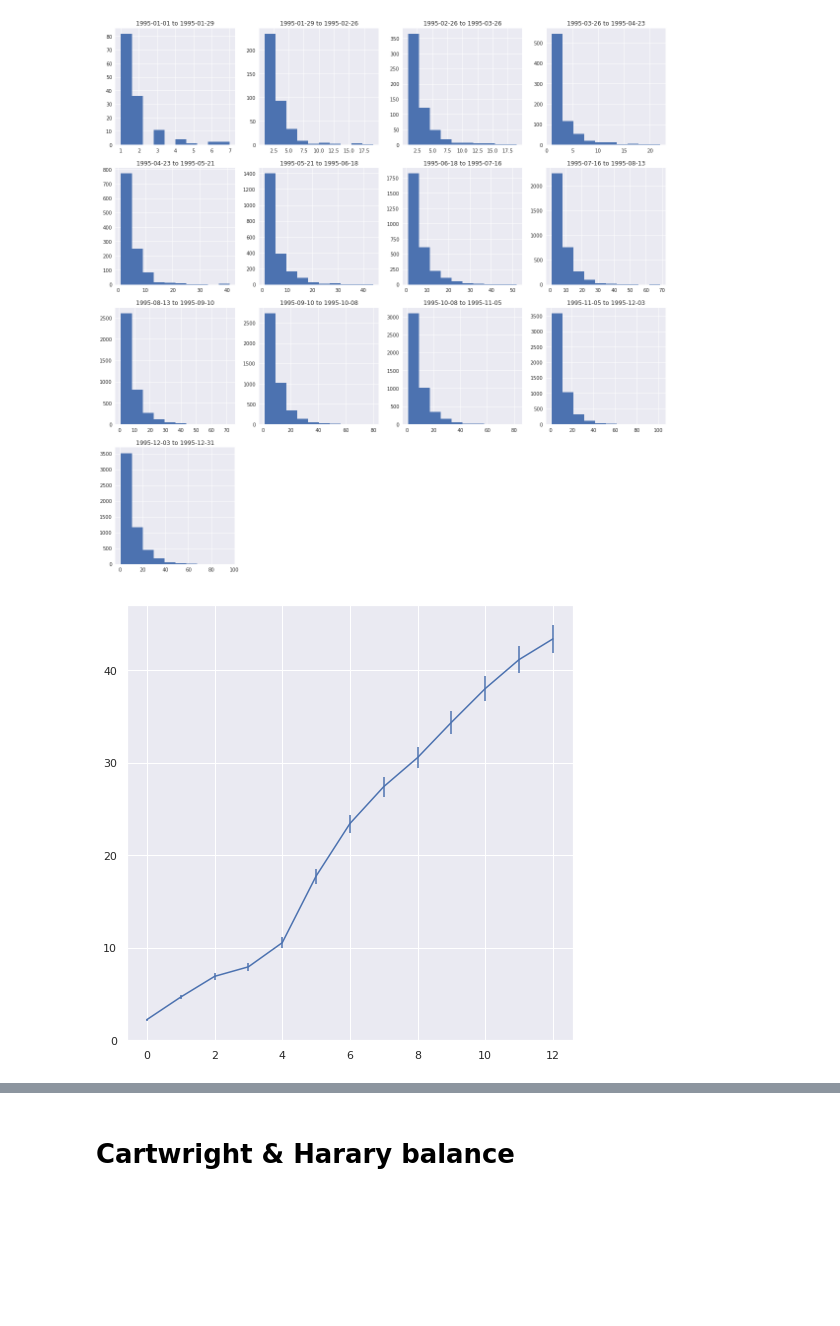
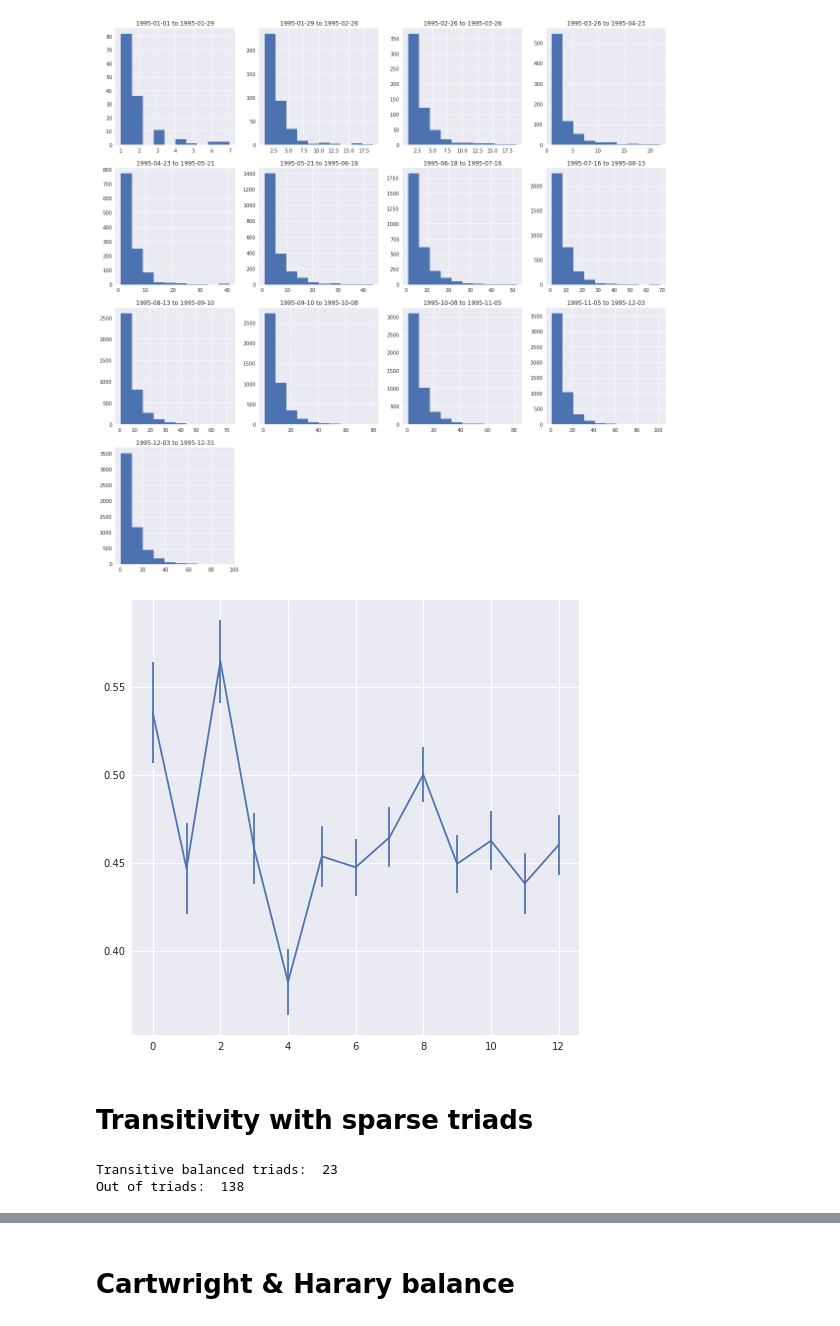
Before and after one commit to omid55/dynamic_sparse_balance_theory, a Jupyter notebook: notebooks/integrated_crisis_early_warning_system_dataverse_1995.ipynb, the cells around one changed output, grey strips where cells are left out. Saved outputs shown, nothing was run; the diff lists cells and outputs as text; code cells hidden in the pictures; blank space fills up the shorter version.

```diff
--- a/notebooks/integrated_crisis_early_warning_system_dataverse_1995.ipynb
+++ b/notebooks/integrated_crisis_early_warning_system_dataverse_1995.ipynb
@@ -298,15 +300,13 @@ transitions_balance = collections.defaultdict(list)
 # transitions_div_unbalance = collections.defaultdict(list)
 for edge_balance in edge_balances:
     for key, value in edge_balance.items():
-        transitions_balance[key].append(value['#balanced'])
+        transitions_balance[key].append(value['#balanced']/value['#cycle3'])
 #         transitions_div_unbalance[key].append(1 - value['#balanced'] / value['#cycle3'])
 
 
-# sns.set(rc={'figure.figsize':(10, 10)})
 balanced_cycle3_ratio = []
 for val in transitions_balance.values():
     if len(val) > 12:
-#         plt.plot(val)
         balanced_cycle3_ratio.append(val)
 
 sns.set(rc={'figure.figsize':(8, 8)})
@@ -351,19 +351,21 @@ for index, accumulative_edge_balance in enumerate(accumulative_edge_balances):
 # %%
 acc_transitions_balance = collections.defaultdict(list)
 for accumulative_edge_balance in accumulative_edge_balances:
     for key, value in accumulative_edge_balance.items():
-        acc_transitions_balance[key].append(value['#cycle3'])
+        acc_transitions_balance[key].append(value['#balanced'] / value['#cycle3'])
 
 acc_balanced_cycle3_ratio = []
 for val in acc_transitions_balance.values():
     if len(val) > 12:
         acc_balanced_cycle3_ratio.append(val)
 
 sns.set(rc={'figure.figsize':(8, 8)})
 acc_balanced_cycle3_ratio = np.array(acc_balanced_cycle3_ratio)
 n, m = acc_balanced_cycle3_ratio.shape
 plt.errorbar(x=np.arange(0, m),
              y=np.mean(acc_balanced_cycle3_ratio, axis=0),
              yerr=np.std(acc_balanced_cycle3_ratio, axis=0)/np.sqrt(n));
 # %% [output]
-[figure, old version]
+[figure, new version]
+# %% [markdown]
+# Transitivity with sparse triads
@@ -369,0 +375,9 @@ plt.errorbar(x=np.arange(0, m),
+# %%
+balanced = 0
+for triad in triad_list:
+    balanced += network_utils.is_transitive_balanced(triad)
+print('Transitive balanced triads: ', balanced)
+print('Out of triads: ', len(triad_list))
+# %% [output]
+Transitive balanced triads:  23
+Out of triads:  138
```
Also changed, not shown: parts of 15 cells of this notebook, 7 other files.
